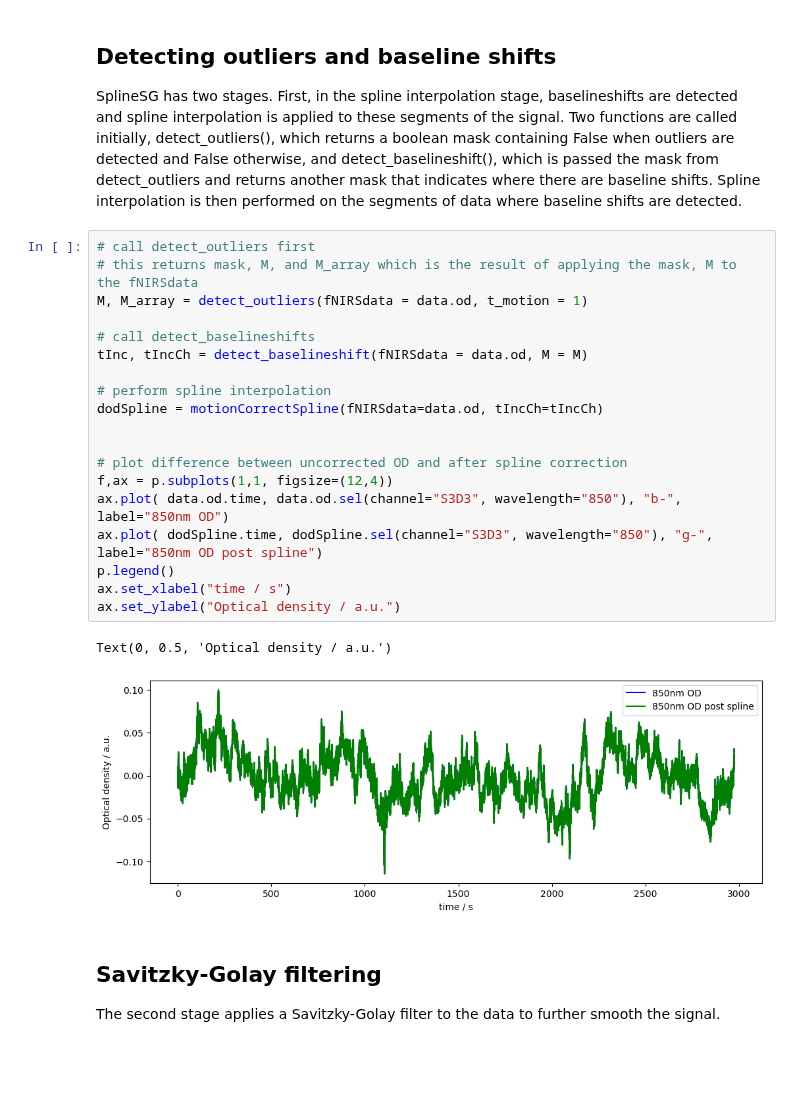
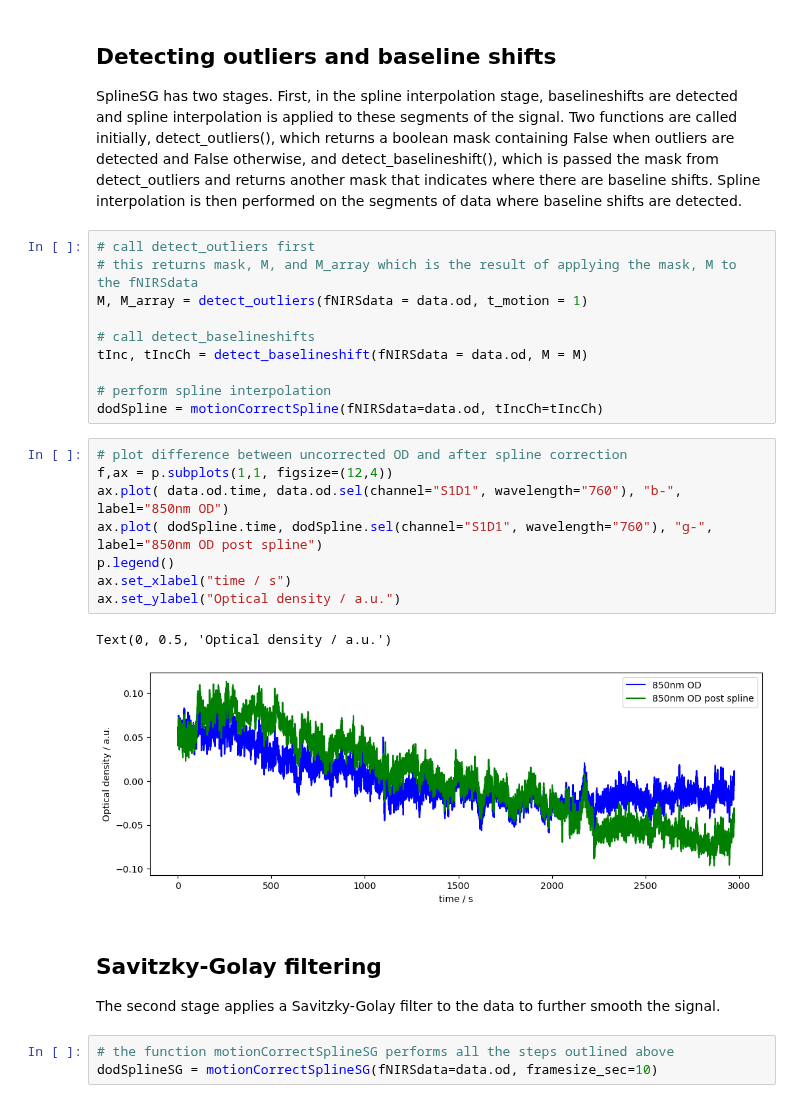
Before and after one commit to ibs-lab/cedalion, a Jupyter notebook: examples/splineSG_motion_correct.ipynb, the cells around one changed output. Cells and saved outputs as stored; diff of their text form; blank space fills up the shorter version.

Commit message:
bug fix to splineSG

```diff
--- a/examples/splineSG_motion_correct.ipynb
+++ b/examples/splineSG_motion_correct.ipynb
@@ -45,30 +45,32 @@ Text(0, 0.5, 'Signal intensity / a.u.')
 ## Detecting outliers and baseline shifts
 
 SplineSG has two stages. First, in the spline interpolation stage, baselineshifts are detected and spline interpolation is applied to these segments of the signal. Two functions are called initially, detect_outliers(), which returns a boolean mask containing False when outliers are detected and False otherwise, and detect_baselineshift(), which is passed the mask from detect_outliers and returns another mask that indicates where there are baseline shifts. Spline interpolation is then performed on the segments of data where baseline shifts are detected.
+# %%
+# call detect_outliers first
+# this returns mask, M, and M_array which is the result of applying the mask, M to the fNIRSdata
+M, M_array = detect_outliers(fNIRSdata = data.od, t_motion = 1)
+
+# call detect_baselineshifts
+tInc, tIncCh = detect_baselineshift(fNIRSdata = data.od, M = M)
+
+# perform spline interpolation
+dodSpline = motionCorrectSpline(fNIRSdata=data.od, tIncCh=tIncCh)
 # %%
-# call detect_outliers first
-# this returns mask, M, and M_array which is the result of applying the mask, M to the fNIRSdata
-M, M_array = detect_outliers(fNIRSdata = data.od, t_motion = 1)
-
-# call detect_baselineshifts
-tInc, tIncCh = detect_baselineshift(fNIRSdata = data.od, M = M)
-
-# perform spline interpolation
-dodSpline = motionCorrectSpline(fNIRSdata=data.od, tIncCh=tIncCh)
-
-
 # plot difference between uncorrected OD and after spline correction
 f,ax = p.subplots(1,1, figsize=(12,4))
-ax.plot( data.od.time, data.od.sel(channel="S3D3", wavelength="850"), "b-", label="850nm OD")
-ax.plot( dodSpline.time, dodSpline.sel(channel="S3D3", wavelength="850"), "g-", label="850nm OD post spline")
+ax.plot( data.od.time, data.od.sel(channel="S1D1", wavelength="760"), "b-", label="850nm OD")
+ax.plot( dodSpline.time, dodSpline.sel(channel="S1D1", wavelength="760"), "g-", label="850nm OD post spline")
 p.legend()
 ax.set_xlabel("time / s")
 ax.set_ylabel("Optical density / a.u.")
 # %% [output]
 Text(0, 0.5, 'Optical density / a.u.')
-[figure, old version]
+[figure, new version]
 # %% [markdown]
 ## Savitzky-Golay filtering
 
 The second stage applies a Savitzky-Golay filter to the data to further smooth the signal.
+# %%
+# the function motionCorrectSplineSG performs all the steps outlined above
+dodSplineSG = motionCorrectSplineSG(fNIRSdata=data.od, framesize_sec=10)
 # %%
```
Also changed, not shown: parts of 2 cells of this notebook, 1 other file.
